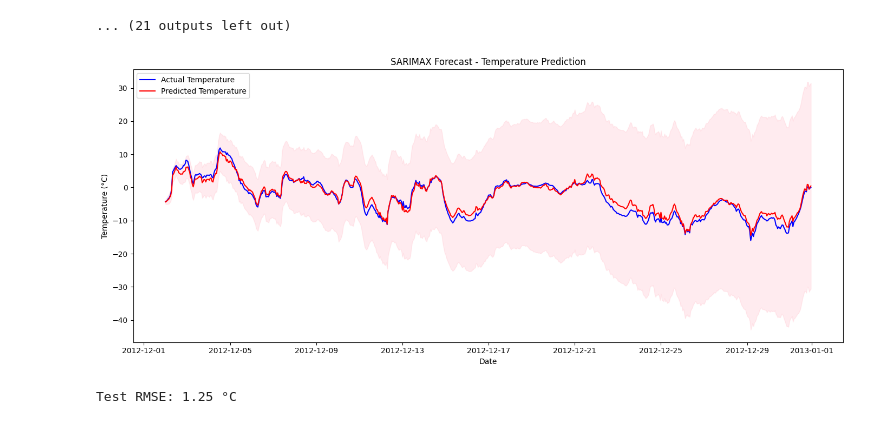
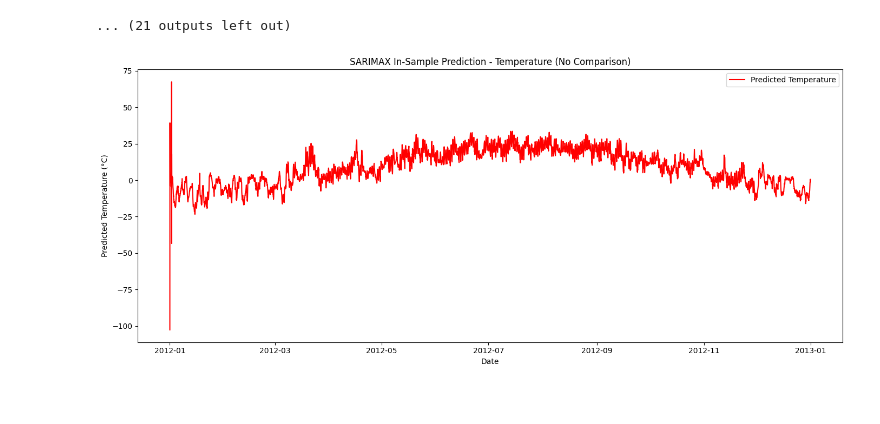
Before and after one commit to Visa110804/Time-series-forecasting, a Jupyter notebook: Time_series_forrecast.ipynb, the cells around one changed output. Cells and saved outputs as stored; diff of their text form; code cells hidden in the pictures.

```diff
--- a/Time_series_forrecast.ipynb
+++ b/Time_series_forrecast.ipynb
@@ -410,78 +410,54 @@ Performing stepwise search to minimize aic
 ... (21 outputs left out)
 # %%
 import pandas as pd
-import numpy as np
 import matplotlib.pyplot as plt
 from statsmodels.tsa.statespace.sarimax import SARIMAX
 from sklearn.preprocessing import LabelEncoder
-from sklearn.metrics import mean_squared_error
 import warnings
 warnings.filterwarnings("ignore")
 
-# 1. Load your dataset
+# Load dataset
 df = pd.read_csv('Weather_Data.csv')  # Replace with your file path
-
-# 2. Ensure 'Date/Time' column exists
-if 'Date/Time' in df.columns:
-    df['Date/Time'] = pd.to_datetime(df['Date/Time'])
-else:
-    df['Date/Time'] = pd.date_range(start='2024-01-01', periods=len(df), freq='H')
-
+df['Date/Time'] = pd.to_datetime(df['Date/Time'])
 df.set_index('Date/Time', inplace=True)
 
-# 3. Handle missing values
+# Fill missing values
 df.fillna(method='ffill', inplace=True)
 
-# 4. Encode 'Weather' column
+# Encode categorical 'Weather'
 le = LabelEncoder()
 df['Weather_encoded'] = le.fit_transform(df['Weather'])
 
-# 5. Define target and exogenous variables
-target = 'Temp_C'
+# Define target and exogenous features
+y = df['Temp_C']
 exog_vars = ['Dew Point Temp_C', 'Rel Hum_%', 'Wind Speed_km/h',
              'Visibility_km', 'Press_kPa', 'Weather_encoded']
-
-y = df[target]
 exog = df[exog_vars]
 
-# 6. Train/Test Split
-# We'll forecast the last 30 days (you can change this)
-forecast_horizon = 24 * 30  # 30 days of hourly data
-y_train, y_test = y[:-forecast_horizon], y[-forecast_horizon:]
-exog_train, exog_test = exog[:-forecast_horizon], exog[-forecast_horizon:]
-
-# 7. Fit SARIMAX model
-model = SARIMAX(y_train,
-                exog=exog_train,
-                order=(1, 1, 1),         # You can tune this
-                seasonal_order=(1, 1, 1, 24),  # 24-hour seasonality
+# Fit SARIMAX on the whole dataset
+model = SARIMAX(y,
+                exog=exog,
+                order=(2, 1, 2),
+                seasonal_order=(1, 1, 1, 24),  # Daily seasonality
                 enforce_stationarity=False,
                 enforce_invertibility=False)
 
 results = model.fit(disp=False)
 
-# 8. Forecast
-pred = results.get_forecast(steps=forecast_horizon, exog=exog_test)
-y_pred = pred.predicted_mean
-conf_int = pred.conf_int()
+# Get in-sample predictions
+pred = results.get_prediction(start=0, end=len(y)-1, exog=exog)
+predicted_temp = pred.predicted_mean
 
-# 9. Plot results
+# Plot only predicted temperature
 plt.figure(figsize=(14, 6))
-plt.plot(y_test.index, y_test, label='Actual Temperature', color='blue')
-plt.plot(y_test.index, y_pred, label='Predicted Temperature', color='red')
-plt.fill_between(y_test.index, conf_int.iloc[:, 0], conf_int.iloc[:, 1], color='pink', alpha=0.3)
-plt.title('SARIMAX Forecast - Temperature Prediction')
+plt.plot(predicted_temp.index, predicted_temp, color='red', label='Predicted Temperature')
+plt.title('SARIMAX In-Sample Prediction - Temperature (No Comparison)')
 plt.xlabel('Date')
-plt.ylabel('Temperature (°C)')
+plt.ylabel('Predicted Temperature (°C)')
 plt.legend()
 plt.tight_layout()
 plt.show()
-
-# 10. Evaluate
-rmse = np.sqrt(mean_squared_error(y_test, y_pred))
-print(f"Test RMSE: {rmse:.2f} °C")
 # %% [output]
-[figure, old version]
+[figure, new version]
-Test RMSE: 1.25 °C
 # %%
 import pandas as pd
```
Also changed, not shown: parts of 2 cells of this notebook.
